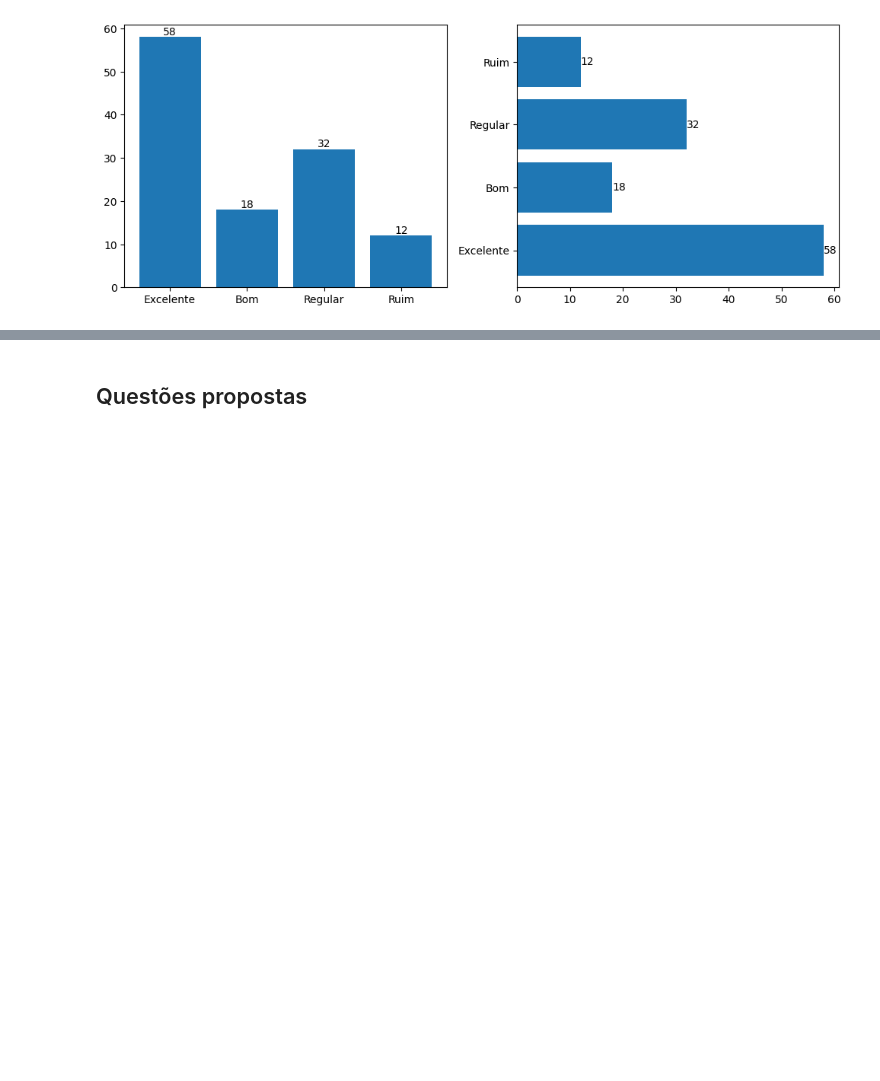
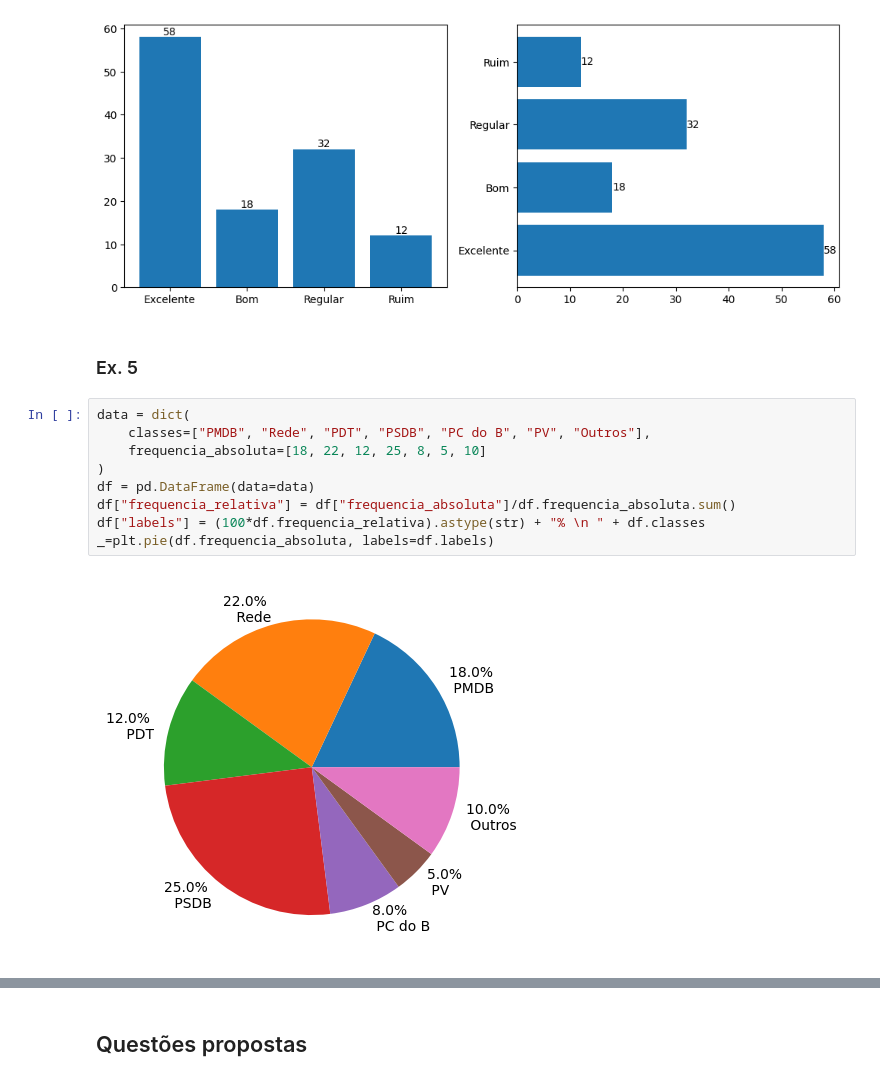
Before and after one commit to vitorpp0/book_solutions, a Jupyter notebook: src/mad_2ed/chapter_2.ipynb, the cells around one changed output, grey strips where cells are left out. Saved outputs shown, nothing was run; the diff lists cells and outputs as text; blank space fills up the shorter version.

```diff
--- a/src/mad_2ed/chapter_2.ipynb
+++ b/src/mad_2ed/chapter_2.ipynb
@@ -138,3 +138,16 @@ fig.tight_layout()
 fig
 # %% [output]
 [figure]
+# %% [markdown]
+### Ex. 5
+# %%
+data = dict(
+    classes=["PMDB", "Rede", "PDT", "PSDB", "PC do B", "PV", "Outros"],
+    frequencia_absoluta=[18, 22, 12, 25, 8, 5, 10]
+)
+df = pd.DataFrame(data=data)
+df["frequencia_relativa"] = df["frequencia_absoluta"]/df.frequencia_absoluta.sum()
+df["labels"] = (100*df.frequencia_relativa).astype(str) + "% \n " + df.classes
+_=plt.pie(df.frequencia_absoluta, labels=df.labels)
+# %% [output]
+[figure, added]
```
Also changed, not shown: parts of 2 cells of this notebook.
